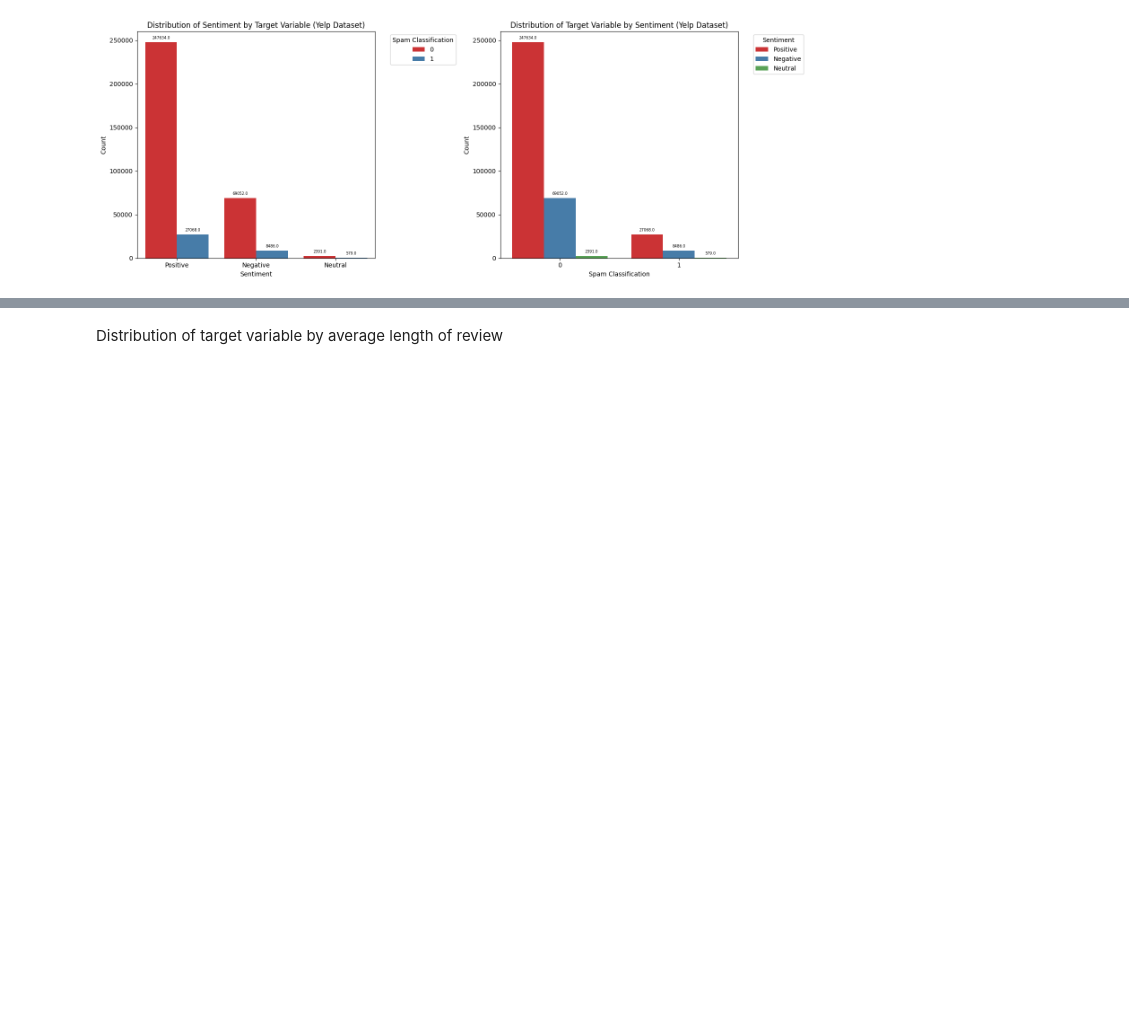
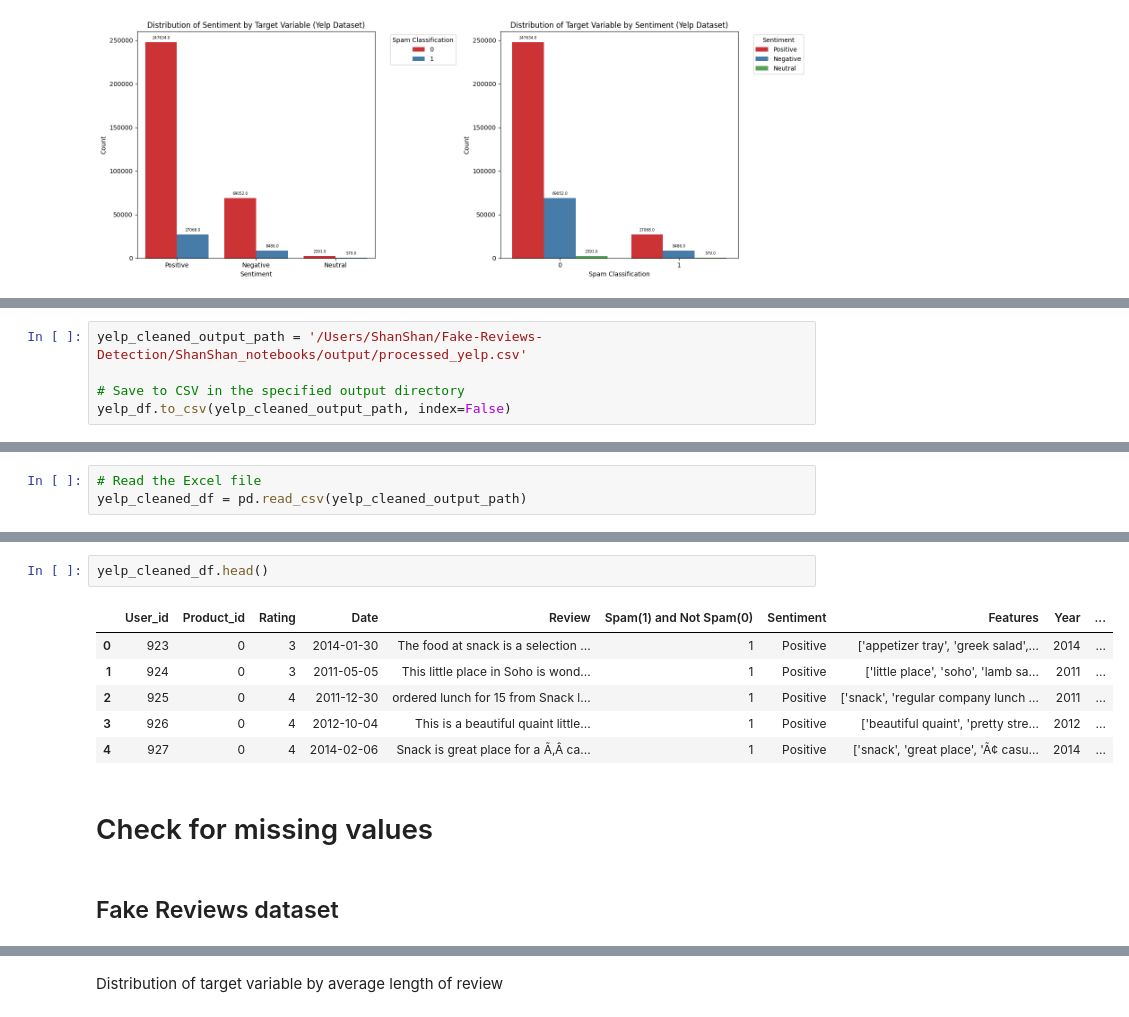
Before and after one commit to hiimss/Fake-Reviews-Detection, a Jupyter notebook: ShanShan_notebooks/data_eda_and_preprocessing.ipynb, the cells around one changed output, grey strips where cells are left out. Cells and saved outputs as stored; diff of their text form; blank space fills up the shorter version.

Commit message:
Adding files and updating notebooks

```diff
--- a/ShanShan_notebooks/data_eda_and_preprocessing.ipynb
+++ b/ShanShan_notebooks/data_eda_and_preprocessing.ipynb
@@ -920,0 +1235,5 @@ plt.show()
+# %%
+yelp_cleaned_output_path = '/Users/ShanShan/Fake-Reviews-Detection/ShanShan_notebooks/output/processed_yelp.csv'
+
+# Save to CSV in the specified output directory
+yelp_df.to_csv(yelp_cleaned_output_path, index=False)
@@ -920,0 +1284,3 @@ plt.show()
+# %%
+# Read the Excel file
+yelp_cleaned_df = pd.read_csv(yelp_cleaned_output_path)
@@ -920,0 +1320,13 @@ plt.show()
+# %%
+yelp_cleaned_df.head()
+# %% [output]
+|  | User_id | Product_id | Rating | Date | Review | Spam(1) and Not Spam(0) | Sentiment | Features | Year | ... |
+| 0 | 923 | 0 | 3 | 2014-01-30 | The food at snack is a selection ... | 1 | Positive | ['appetizer tray', 'greek salad',... | 2014 | ... |
+| 1 | 924 | 0 | 3 | 2011-05-05 | This little place in Soho is wond... | 1 | Positive | ['little place', 'soho', 'lamb sa... | 2011 | ... |
+| 2 | 925 | 0 | 4 | 2011-12-30 | ordered lunch for 15 from Snack l... | 1 | Positive | ['snack', 'regular company lunch ... | 2011 | ... |
+| 3 | 926 | 0 | 4 | 2012-10-04 | This is a beautiful quaint little... | 1 | Positive | ['beautiful quaint', 'pretty stre... | 2012 | ... |
+| 4 | 927 | 0 | 4 | 2014-02-06 | Snack is great place for a Ã‚Â ca... | 1 | Positive | ['snack', 'great place', 'Ã¢ casu... | 2014 | ... |
+# %% [markdown]
+# Check for missing values
+# %% [markdown]
+## Fake Reviews dataset
```
Also changed, not shown: parts of 89 cells of this notebook.
